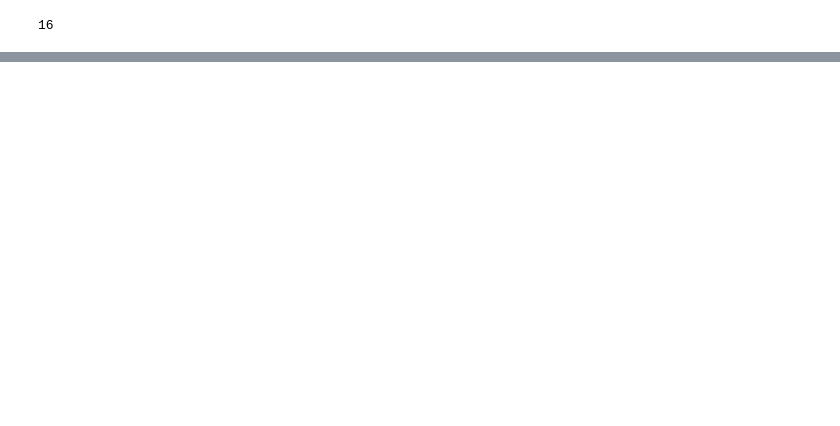
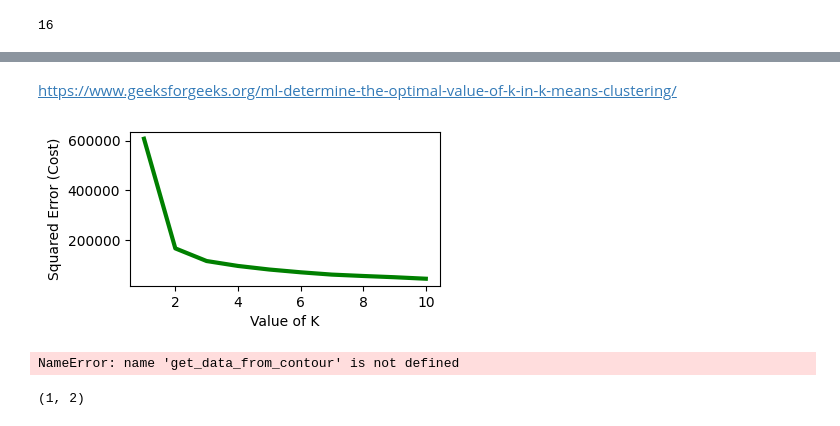
Before and after one commit to pkuxklx/cv_mass, a Jupyter notebook: 2_contour.ipynb, the cells around one changed output, grey strips where cells are left out. Cells and saved outputs as stored; diff of their text form; code cells hidden in the pictures; blank space fills up the shorter version.

```diff
--- a/2_contour.ipynb
+++ b/2_contour.ipynb
@@ -82,0 +174,26 @@ plt.show()
+# %% [markdown]
+https://www.geeksforgeeks.org/ml-determine-the-optimal-value-of-k-in-k-means-clustering/
+# %%
+from sklearn.cluster import KMeans
+
+!! feature scaling
+
+cost = []
+for i in range(1, 11):
+    KM = KMeans(n_clusters = i, max_iter = 500)
+    KM.fit(X = data)
+
+    # calculates squared error
+    # for the clustered points
+    cost.append(KM.inertia_)
+
+# plot the cost against K values
+plt.plot(range(1, 11), cost, color ='g', linewidth ='3')
+plt.xlabel("Value of K")
+plt.ylabel("Squared Error (Cost)")
+plt.show() # clear the plot
+
+# the point of the elbow is the
+# most optimal value for choosing k
+# %% [output]
+[figure, added]
@@ -82,0 +202,14 @@ plt.show()
+# %%
+points = get_data_from_contour(contour = cnt, draw = True, seed = 1)[:, 3:5]
+print(points)
+points.dtype = np.uint8
+print(points)
+bkg = np.zeros_like(im, dtype = np.uint8)
+cv2.drawContours(bkg, contours = [points], contourIdx = 0, color = 255, thickness = 2)
+plt.imshow(bkg)
+# %% [output]
+NameError: name 'get_data_from_contour' is not defined
+# %%
+tuple([1,2])
+# %% [output]
+(1, 2)
```
Also changed, not shown: parts of 21 cells of this notebook, 18 other files.
